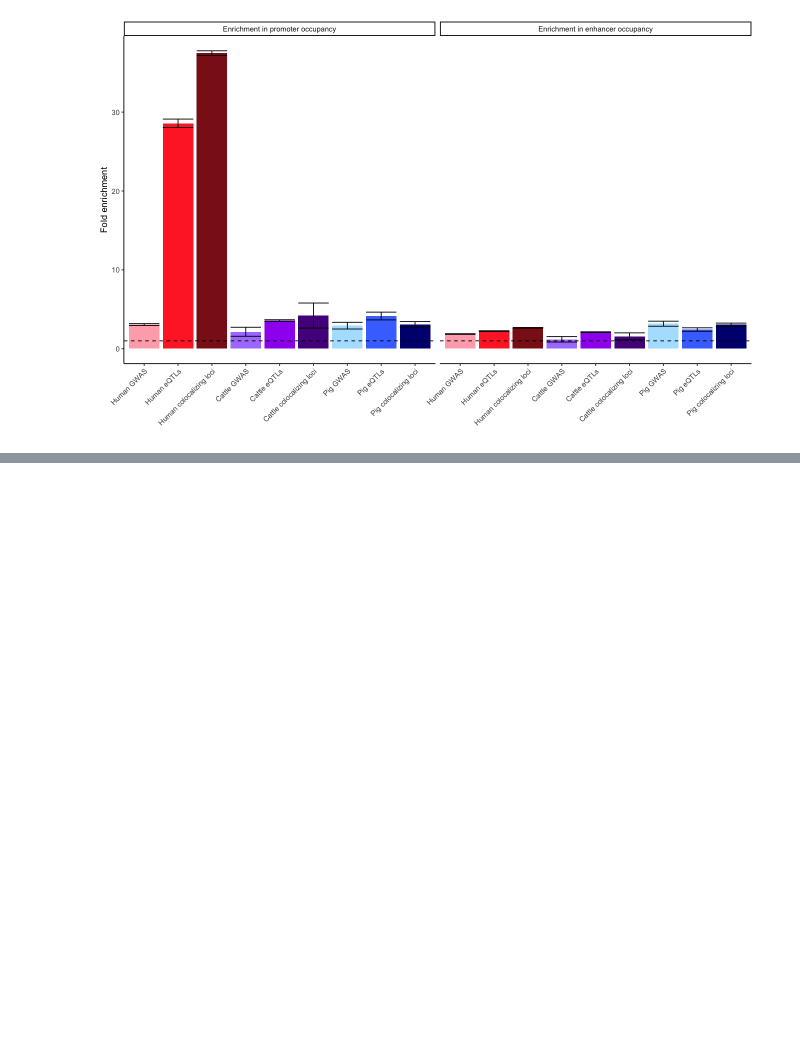
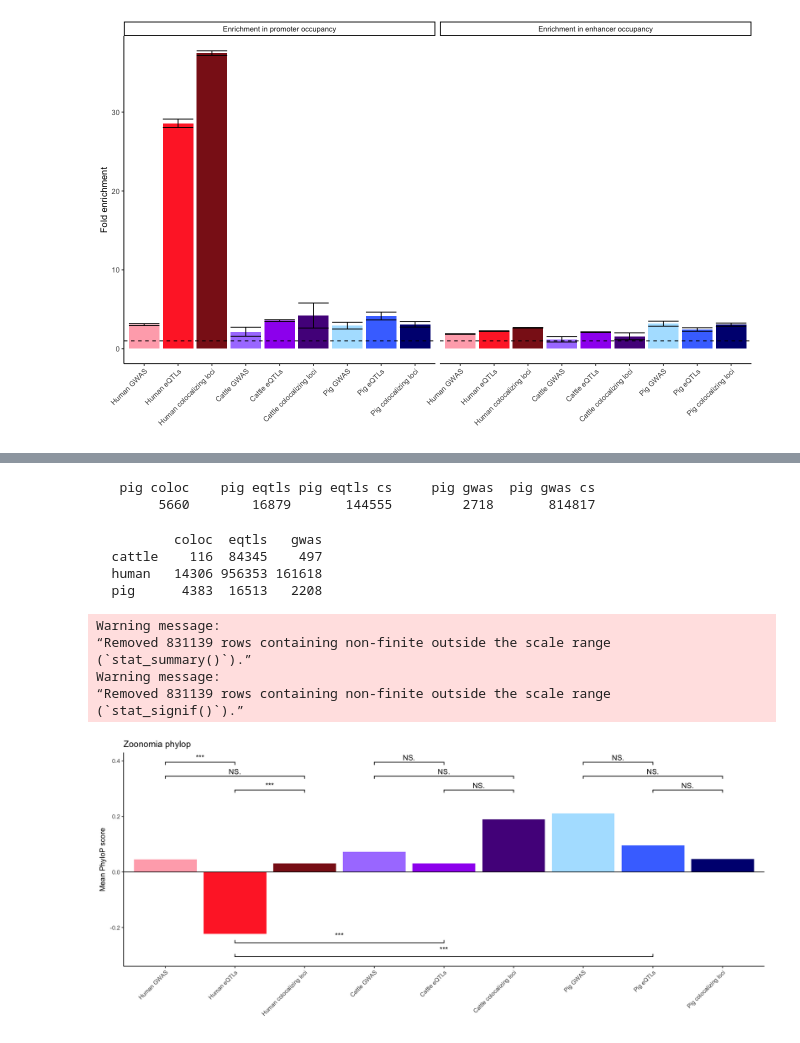
Before and after one commit to NJC12/colocalization_humans_cattle_pigs, a Jupyter notebook: figures_and_tables/figures3and4.ipynb, the cells around one changed output, grey strips where cells are left out. Drawn from its saved outputs; the diff is of its cells as text; code cells hidden in the pictures; blank space fills up the shorter version.

```diff
--- a/figures_and_tables/figures3and4.ipynb
+++ b/figures_and_tables/figures3and4.ipynb
@@ -1410,0 +1918,67 @@ Warning message:
+# %%
+table(pvars_pp_revision$snps)
+# %% [output]
+   pig coloc    pig eqtls pig eqtls cs     pig gwas  pig gwas cs
+        5660        16879       144555         2718       814817
+# %%
+all_pp_orig = rbind(hvars_pp_revision, pvars_pp_revision, cvars_pp_revision) %>%
+    separate_wider_delim(snps, ' ', names=c('species', 'type'), cols_remove=F, too_many='drop') %>%
+    mutate(snps = factor(snps, levels=categories_factor))
+
+all_pp_orig = all_pp_orig %>%
+    mutate(trait_wo_tiss = gsub('^[^:]+:([^:]+:[^:]+$)', '\\1', trait, perl=T)) %>%
+    filter(snps != 'human sc-eqtls', snps != 'human caqtls') %>%
+    mutate(snps = factor(snps, levels=categories_factor)) %>%
+    distinct(snps, trait_wo_tiss, variant, .keep_all=T) # This is specifically so I don't count the same variant-trait colocalization in many different tissues
+
+# Even ignoring an eQTL for the same eGene in multiple tissues, one variant can be an eQTL for multiple eGenes.
+# We don't want to count especially shared eQTLs too many times.
+maxvar = 5
+all_pp_orig = all_pp_orig %>%
+    group_by(snps, variant) %>%
+    slice_head(n=maxvar) %>%
+    ungroup()
+# %%
+table(all_pp_orig$species, all_pp_orig$type)
+# %% [output]
+          coloc  eqtls   gwas
+  cattle    116  84345    497
+  human   14306 956353 161618
+  pig      4383  16513   2208
+# %%
+all_pp_orig %>%
+ggplot(aes(fill=snps, x=snps, y=phylop)) + geom_bar(stat='summary', fun='mean') +
+    theme_classic() +
+    scale_fill_manual(
+        values=c(
+            'human gwas'=color_key[['human gwas']], 'human eqtls'=color_key[['human eqtls']], 'human coloc'=color_key[['human coloc']],
+            'cattle gwas'=color_key[['cattle gwas']], 'cattle eqtls'=color_key[['cattle eqtls']], 'cattle coloc'=color_key[['cattle coloc']],
+            'pig gwas'=color_key[['pig gwas']], 'pig eqtls'=color_key[['pig eqtls']], 'pig coloc'=color_key[['pig coloc']]
+        ),
+        labels=c(
+            'human gwas'='Human GWAS', 'human eqtls'='Human eQTLs', 'human coloc'='Human colocalizing loci',
+            'cattle gwas'='Cattle GWAS', 'cattle eqtls'='Cattle eQTLs', 'cattle coloc'='Cattle colocalizing loci',
+            'pig gwas'='Pig GWAS', 'pig eqtls'='Pig eQTLs', 'pig coloc'='Pig colocalizing loci'
+        ), drop=T) + theme(legend.title = element_blank()) +
+    scale_x_discrete(labels=c('human gwas'='Human GWAS', 'human eqtls'='Human eQTLs', 'human coloc'='Human colocalizing loci', 'pig gwas'='Pig GWAS', 'pig eqtls'='Pig eQTLs', 'pig coloc'='Pig colocalizing loci', 'cattle gwas'='Cattle GWAS', 'cattle eqtls'='Cattle eQTLs', 'cattle coloc'='Cattle colocalizing loci')) +
+    theme(legend.position='none', axis.text.x = element_text(angle = 45, hjust = 1)) + geom_hline(yintercept = 0) + ylab('Mean PhyloP score') + xlab(element_blank()) + ggtitle('Zoonomia phylop') +
+    geom_signif(
+        comparisons = list(
+            c('human gwas', 'human eqtls'), c('human gwas', 'human coloc'), c('human eqtls', 'human coloc'),
+            c('cattle gwas', 'cattle eqtls'), c('cattle gwas', 'cattle coloc'), c('cattle eqtls', 'cattle coloc'),
+            c('pig gwas', 'pig eqtls'), c('pig gwas', 'pig coloc'), c('pig eqtls', 'pig coloc'),
+            c('human eqtls', 'cattle eqtls'), c('human eqtls', 'pig eqtls')
+        ),
+        # map_signif_level = T,
+        y_position = c(-1.05, -1.1, -1.15, -1.05, -1.1, -1.15, -1.05, -1.1, -1.15, -1.7, -1.75),
+        tip_length = c(0.0003, 0.0003, 0.0003, 0.0003, 0.0003, 0.0003, 0.0003, 0.0003, 0.0003, -0.0003, -0.0003),
+        map_signif_level = c('***'=0.001, '**'=0.01, '*'=0.05)/11
+    )
+# %% [output]
+Warning message:
+“Removed 831139 rows containing non-finite outside the scale range
+(`stat_summary()`).”
+Warning message:
+“Removed 831139 rows containing non-finite outside the scale range
+(`stat_signif()`).”
+[figure, added]
```
Also changed, not shown: parts of 34 cells of this notebook, 5 other files.
